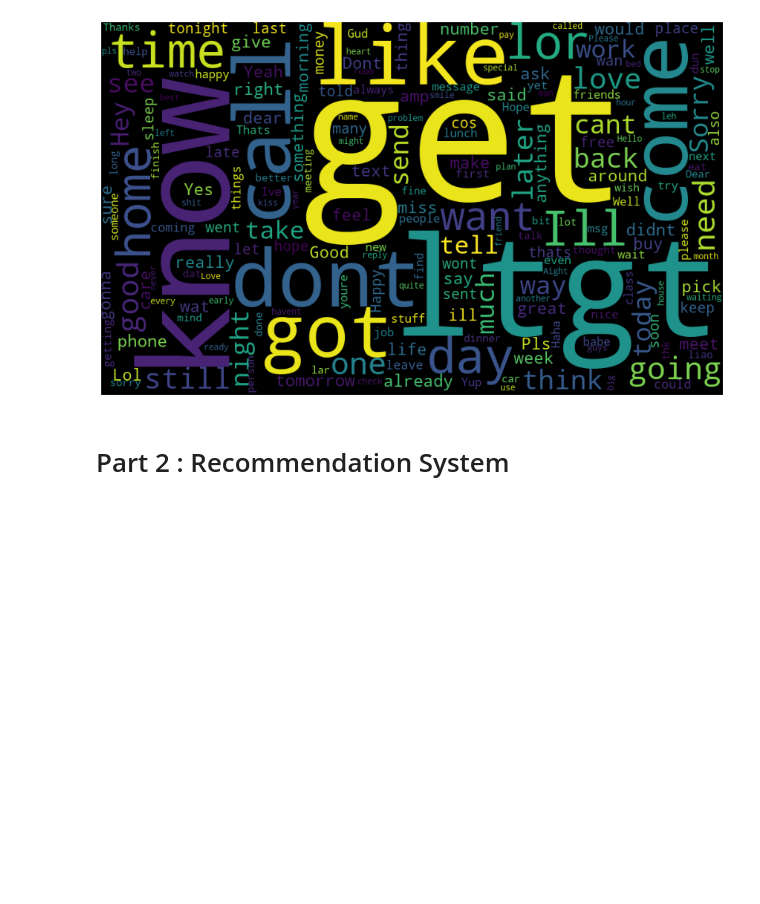
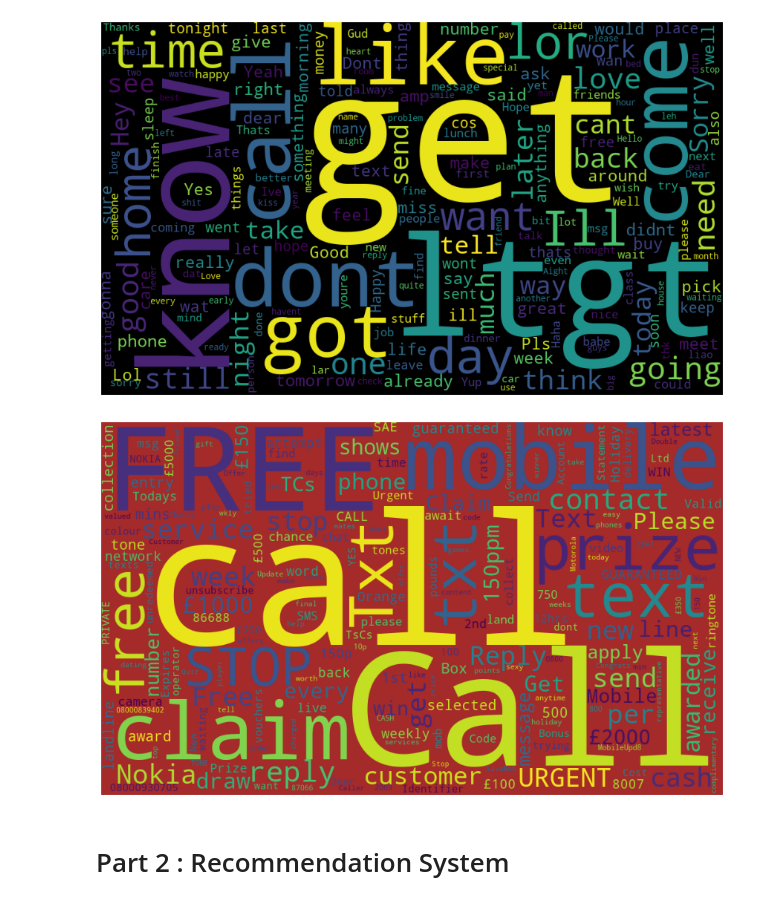
Before and after one commit to jina2531lee/tmp, a Jupyter notebook: section3_python_applications.ipynb, the cells around one changed output. Drawn from its saved outputs; the diff is of its cells as text; code cells hidden in the pictures; blank space fills up the shorter version.

```diff
--- a/section3_python_applications.ipynb
+++ b/section3_python_applications.ipynb
@@ -364,6 +364,15 @@ plt.axis("off")
 plt.show()
 # %% [output]
 [figure]
+# %%
+plt.figure(figsize=(15,10))
+
+wc_ham = WordCloud(width=1000, height=600, background_color="brown", random_state=0)
+plt.imshow(wc_ham.generate_from_frequencies(freqDist_spam))
+plt.axis("off")
+plt.show()
+# %% [output]
+[figure, added]
 # %% [markdown]
 # Part 2 : Recommendation System
 # %% [markdown]
```
Also changed, not shown: parts of 16 cells of this notebook.
